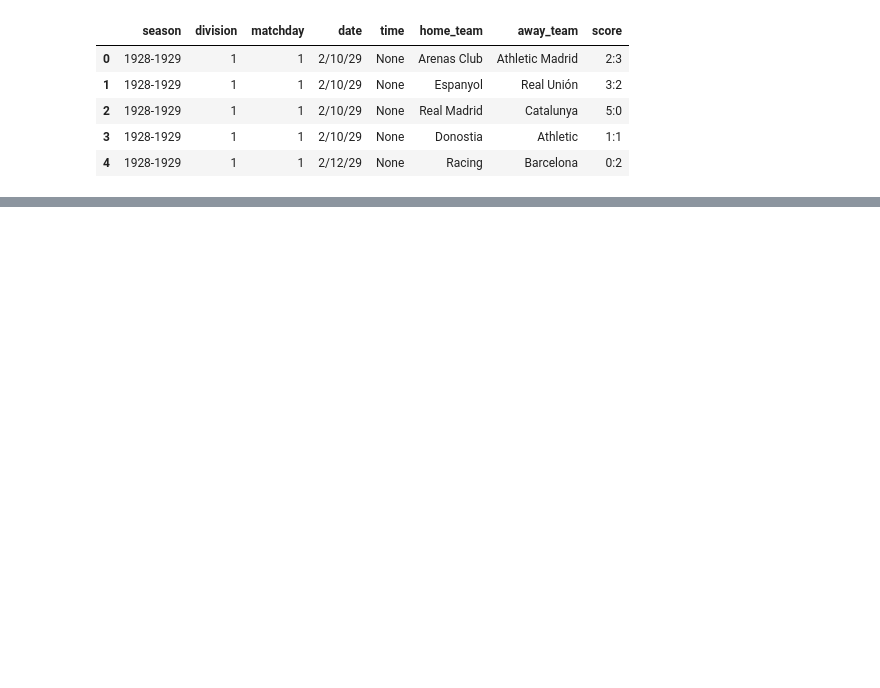
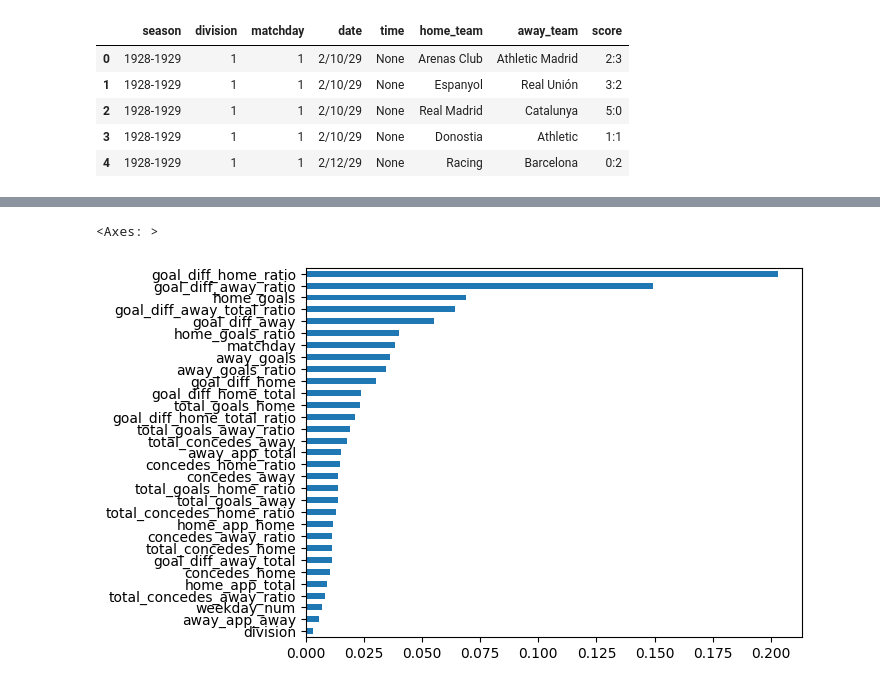
Before and after one commit to ManuIluro22/LaLiga, a Jupyter notebook: analysis/jordi.ipynb, the cells around one changed output, grey strips where cells are left out. Drawn from its saved outputs; the diff is of its cells as text; code cells hidden in the pictures; blank space fills up the shorter version.

```diff
--- a/analysis/jordi.ipynb
+++ b/analysis/jordi.ipynb
@@ -52,0 +299,6 @@ away_stats = pd.DataFrame()
+# %%
+importances = pd.Series(gbm_model.feature_importances_, index=features)
+importances.sort_values(ascending=True).plot(kind="barh")
+# %% [output]
+<Axes: >
+[figure, added]
```
Also changed, not shown: parts of 19 cells of this notebook.
